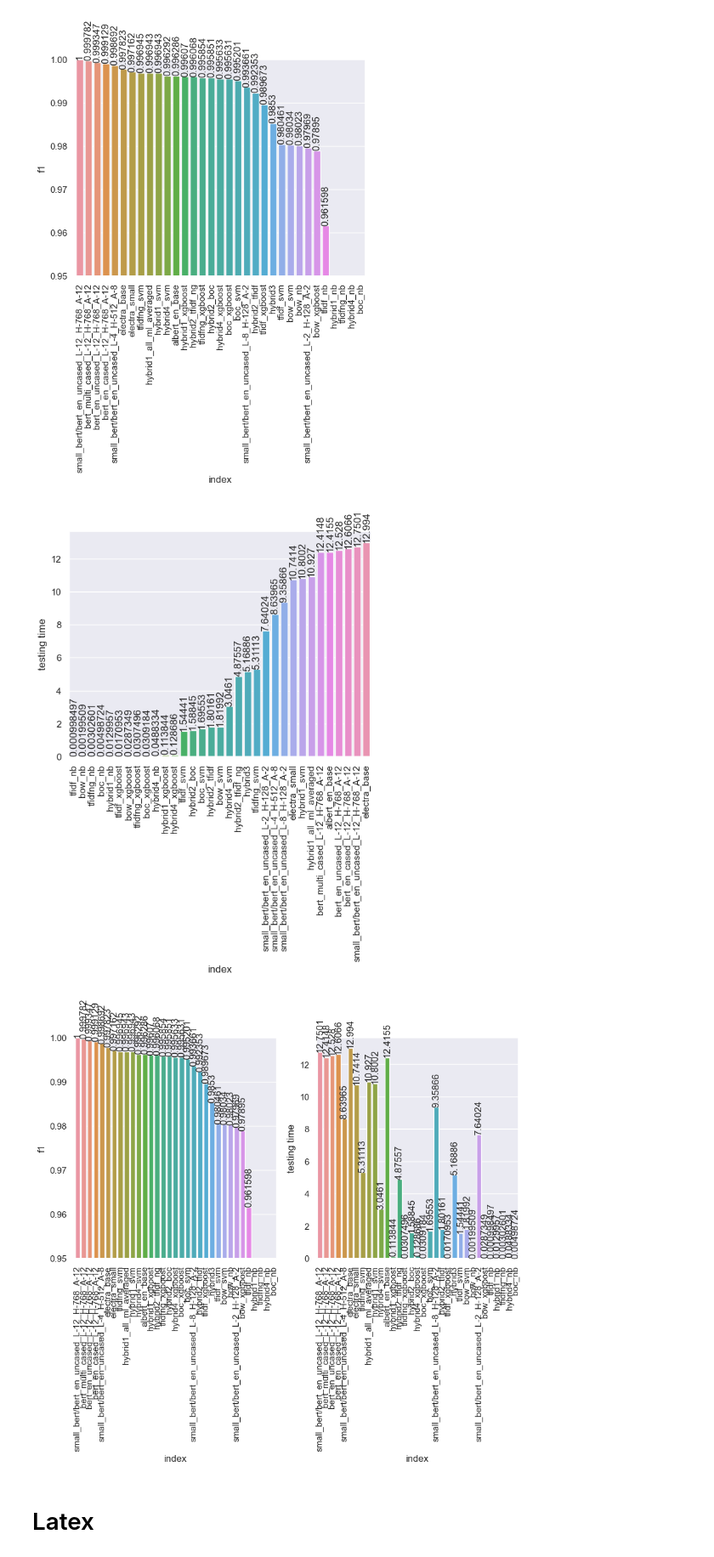
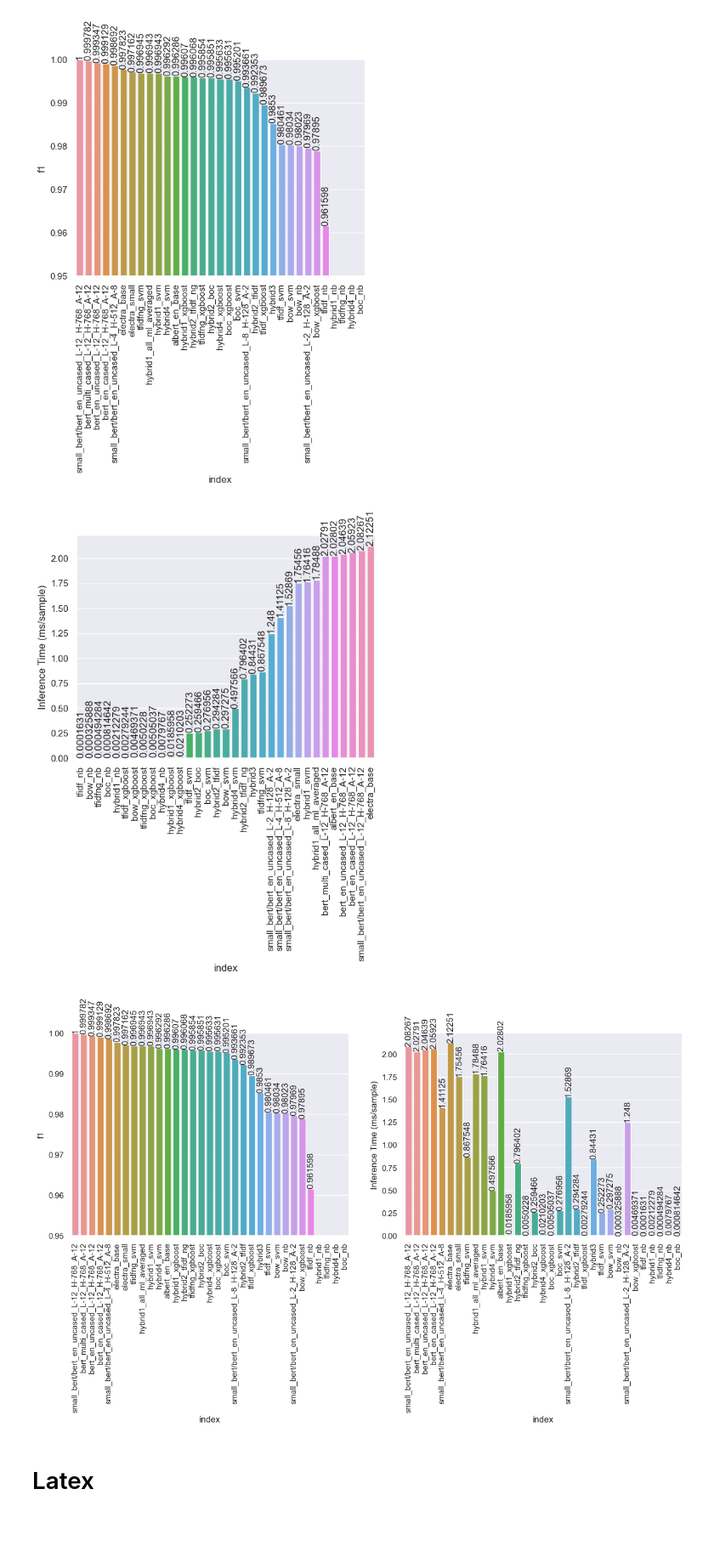
Before and after one commit to gdrlab/cascaded-sqli-detection, a Jupyter notebook: utils/Demonstrate_test_results.ipynb, the cells around one changed output. Shown: that part at 85% size. Drawn from its saved outputs; the diff is of its cells as text; code cells hidden in the pictures; blank space fills up the shorter version.

```diff
--- a/utils/Demonstrate_test_results.ipynb
+++ b/utils/Demonstrate_test_results.ipynb
@@ -56,7 +59,7 @@ df_all = pd.concat([df, df2])
 #df = df_all
 #df
 # %%
-df = df_all
+df = df_all.copy()
 # %%
 # Fix Nan value of hybrid1_all_ml_averaged
 
@@ -65,5 +68,9 @@ df = df_all
 df.at["hybrid1_all_ml_averaged", "training time"] = df.loc["hybrid1_nb":"hybrid1_svm"].sum()["training time"]
 df.at["hybrid1_all_ml_averaged", "testing time"] = df.loc["hybrid1_nb":"hybrid1_svm"].sum()["testing time"]
 #df
+# %%
+# Normalize time (per sample/ms )
+df.loc[:,"training time"] = df.loc[:,"training time"]*1000 / df.loc[:,"train size"]
+df.loc[:,"testing time"] = df.loc[:,"testing time"]*1000 / df.loc[:,"test size"]
 # %%
-df
+df['log(f1/s)'] = np.log10(df.loc[:,"f1"] / df.loc[:,"testing time"])
@@ -100,31 +109,33 @@ metric = 'testing time'
 df_sorted = df.sort_values(metric,ascending=True).reset_index()
 ax = sns.barplot(data=df_sorted,x="index", y=metric)
 ax.tick_params(axis='x', rotation=90)
+ax.set_ylabel('Inference Time (ms/sample)')
 #ax.set(ylim=(0.95, 1))
 for i in ax.containers:
     ax.bar_label(i,rotation=90)
 # %% [output]
-[figure, old version]
+[figure, new version]
 # %%
-fig, axes = plt.subplots(1, 2, figsize=(10,5))
+fig, axes = plt.subplots(1, 2, figsize=(15,5))
 
 metric = 'f1'
 df_sorted = df.sort_values(metric,ascending=False).reset_index()
 ax = sns.barplot(data=df_sorted,x="index", y=metric, ax=axes[0])
 ax.tick_params(axis='x', rotation=90)
 ax.set(ylim=(0.95, 1))
 for i in ax.containers:
     ax.bar_label(i,rotation=90)
 
 metric = 'testing time'
 #df_sorted = df.sort_values('f1',ascending=False).reset_index()
 ax = sns.barplot(data=df_sorted,x="index", y=metric, ax=axes[1])
 ax.tick_params(axis='x', rotation=90)
+ax.set_ylabel('Inference Time (ms/sample)')
 #ax.set(ylim=(0.95, 1))
 for i in ax.containers:
     ax.bar_label(i,rotation=90)
 # %% [output]
-[figure, old version]
+[figure, new version]
 # %%
 # experimental
 df_sorted = df.sort_values("f1",ascending=False).reset_index()
```
Also changed, not shown: parts of 12 cells of this notebook, 1 other file.
